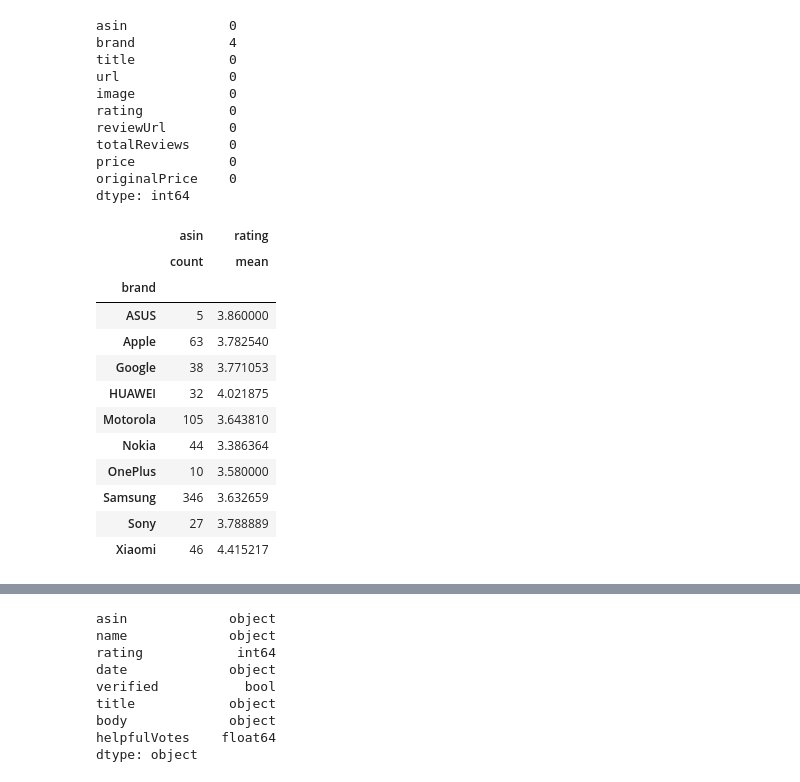
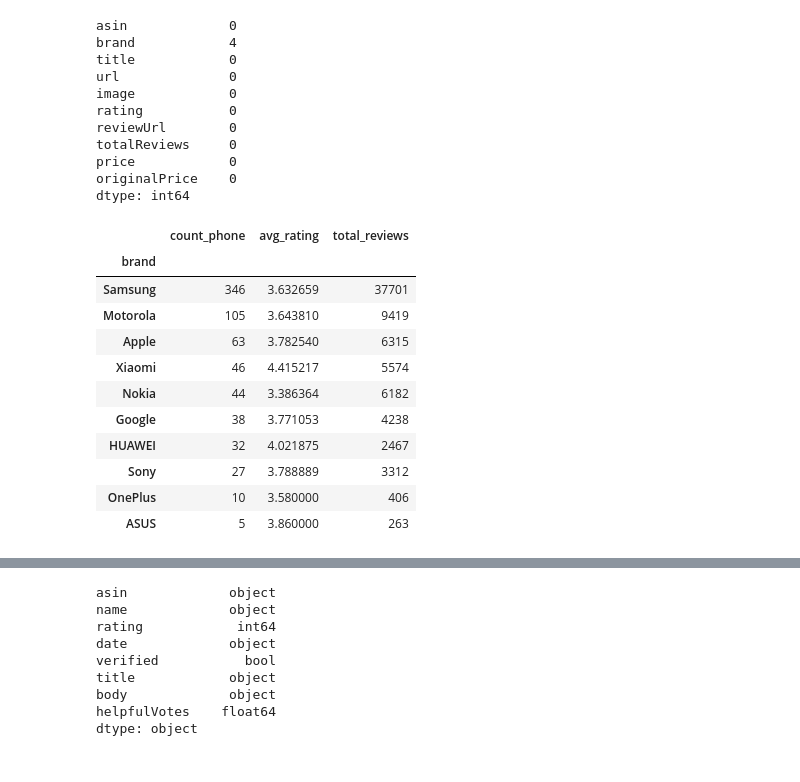
Before and after one commit to Vish4github/News-Category-Classification-using-Transfer-Learning, a Jupyter notebook: Amazon_Cell_Phone_Reviews.ipynb, the cells around one changed output, grey strips where cells are left out. Drawn from its saved outputs; the diff is of its cells as text; code cells hidden in the pictures.

```diff
--- a/Amazon_Cell_Phone_Reviews.ipynb
+++ b/Amazon_Cell_Phone_Reviews.ipynb
@@ -116,18 +140,19 @@ price            0
 originalPrice    0
 dtype: int64
 # %%
-  items.groupby('brand').agg({'asin':['count'], 'rating':['mean']})
+item_brand = items.groupby('brand').agg({'asin':['count'], 'rating':['mean'], 'totalReviews':['sum']})
+item_brand.columns = ['count_phone', 'avg_rating', 'total_reviews']
+item_brand.sort_values(by="count_phone", ascending=False)
 # %% [output]
-|  | asin | rating |
-|  | count | mean |
-| brand |  |  |
-| ASUS | 5 | 3.860000 |
-| Apple | 63 | 3.782540 |
-| Google | 38 | 3.771053 |
-| HUAWEI | 32 | 4.021875 |
-| Motorola | 105 | 3.643810 |
-| Nokia | 44 | 3.386364 |
-| OnePlus | 10 | 3.580000 |
-| Samsung | 346 | 3.632659 |
-| Sony | 27 | 3.788889 |
-| Xiaomi | 46 | 4.415217 |
+|  | count_phone | avg_rating | total_reviews |
+| brand |  |  |  |
+| Samsung | 346 | 3.632659 | 37701 |
+| Motorola | 105 | 3.643810 | 9419 |
+| Apple | 63 | 3.782540 | 6315 |
+| Xiaomi | 46 | 4.415217 | 5574 |
+| Nokia | 44 | 3.386364 | 6182 |
+| Google | 38 | 3.771053 | 4238 |
+| HUAWEI | 32 | 4.021875 | 2467 |
+| Sony | 27 | 3.788889 | 3312 |
+| OnePlus | 10 | 3.580000 | 406 |
+| ASUS | 5 | 3.860000 | 263 |
```
Also changed, not shown: parts of 41 cells of this notebook.
